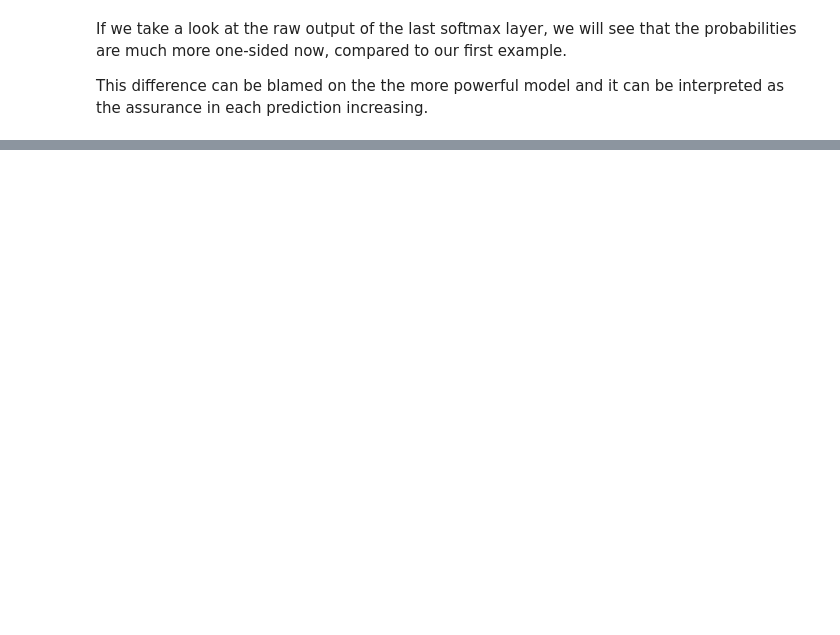
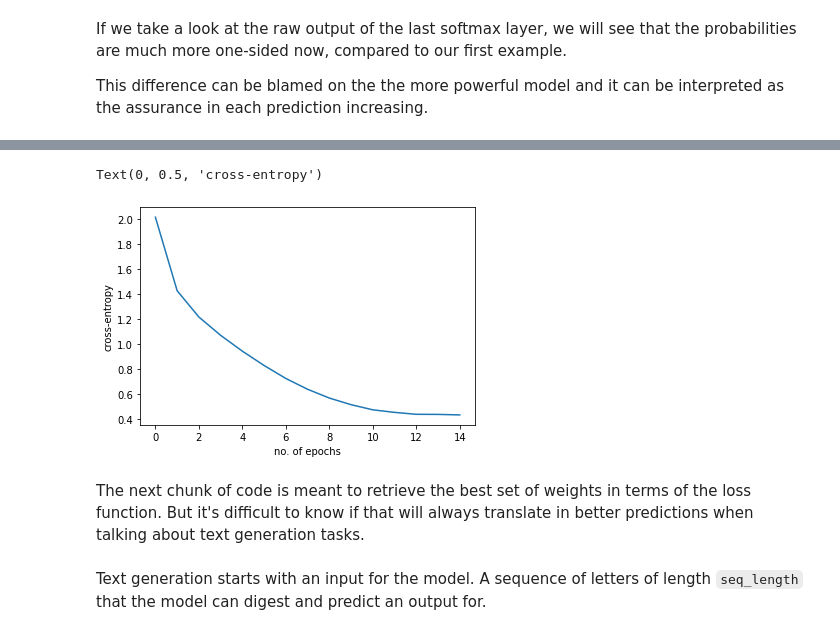
Before and after one commit to alexmadrinanfdez/dl-intro, a Jupyter notebook: dl-intro.ipynb, the cells around one changed output, grey strips where cells are left out. Drawn from its saved outputs; the diff is of its cells as text; code cells hidden in the pictures; blank space fills up the shorter version.

```diff
--- a/dl-intro.ipynb
+++ b/dl-intro.ipynb
@@ -1015,0 +1227,3 @@ Unlike Markov chains, RNN don't have explicitly defined states, but they do make
+# %%
+y = keras.utils.to_categorical(y = labels, num_classes = len(vocab))
+print('categorical labels have shape', y.shape)
@@ -1015,0 +1297,10 @@ Unlike Markov chains, RNN don't have explicitly defined states, but they do make
+# %%
+# directory where the checkpoints will be saved
+checkpoint_dir = './training_checkpoints'
+# name of the checkpoint files
+checkpoint_prefix = os.path.join(checkpoint_dir, "ckpt_{epoch}")
+
+checkpoint = keras.callbacks.ModelCheckpoint(
+    filepath = checkpoint_prefix, monitor = 'loss', verbose = 1,
+    save_best_only = True, mode = 'min', save_weights_only = True
+)
@@ -1015,0 +1313,8 @@ Unlike Markov chains, RNN don't have explicitly defined states, but they do make
+# %%
+BATCH_SIZE = 64
+EPOCHS = 15
+
+rnn.compile(optimizer = 'adam', loss = 'categorical_crossentropy')
+history = rnn.fit(
+    x = x, y = y, batch_size = BATCH_SIZE, epochs = EPOCHS, callbacks = [checkpoint]
+)
@@ -1015,0 +1339,10 @@ Unlike Markov chains, RNN don't have explicitly defined states, but they do make
+# %%
+plt.plot(history.history['loss'])
+plt.xlabel('no. of epochs')
+plt.ylabel('cross-entropy')
+# %% [output]
+Text(0, 0.5, 'cross-entropy')
+[figure, added]
+# %% [markdown]
+The next chunk of code is meant to retrieve the best set of weights in terms of the loss function.
+But it's difficult to know if that will always translate in better predictions when talking about text generation tasks.
@@ -1015,0 +1353,2 @@ Unlike Markov chains, RNN don't have explicitly defined states, but they do make
+# %% [markdown]
+Text generation starts with an input for the model. A sequence of letters of length `seq_length` that the model can digest and predict an output for.
```
Also changed, not shown: parts of 61 cells of this notebook.
